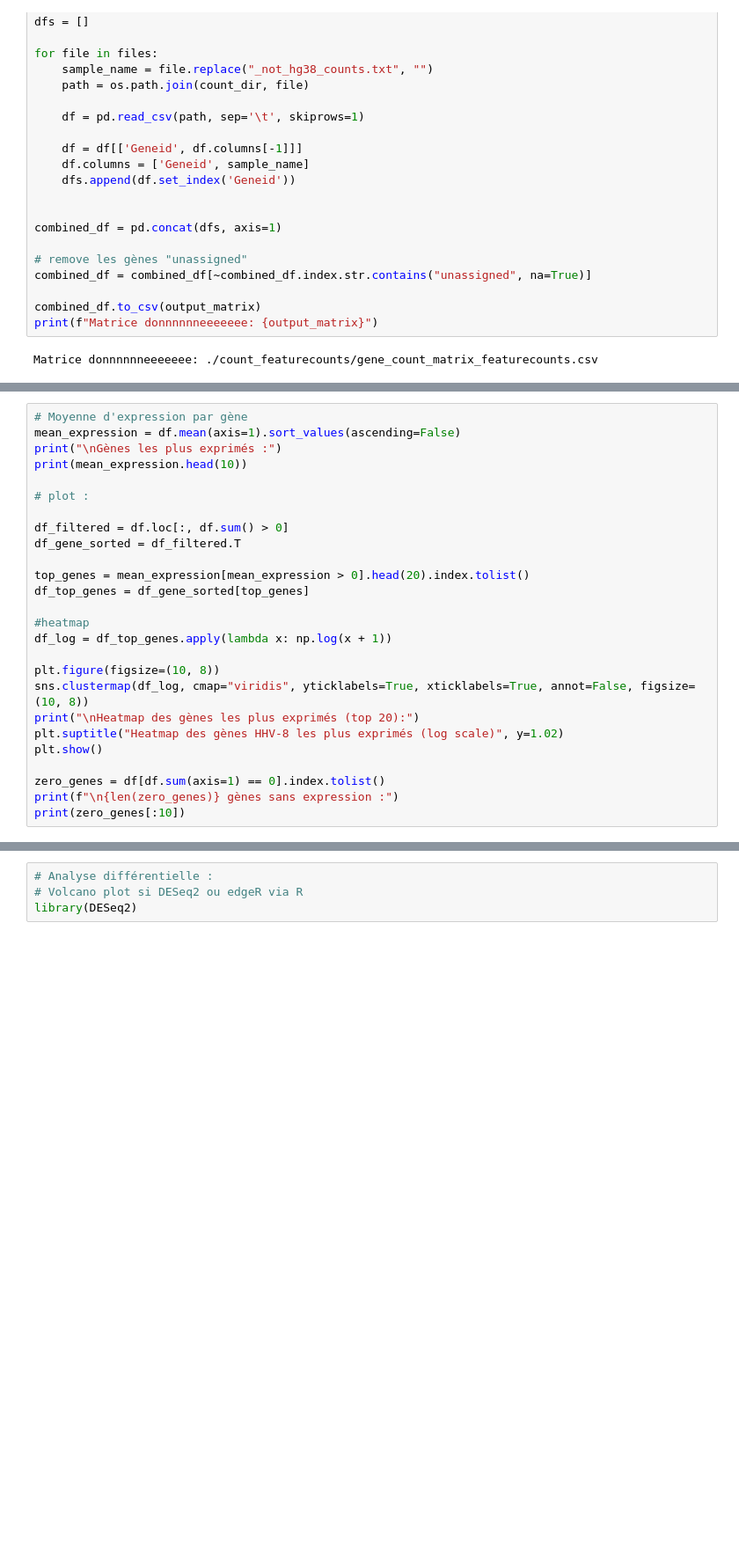
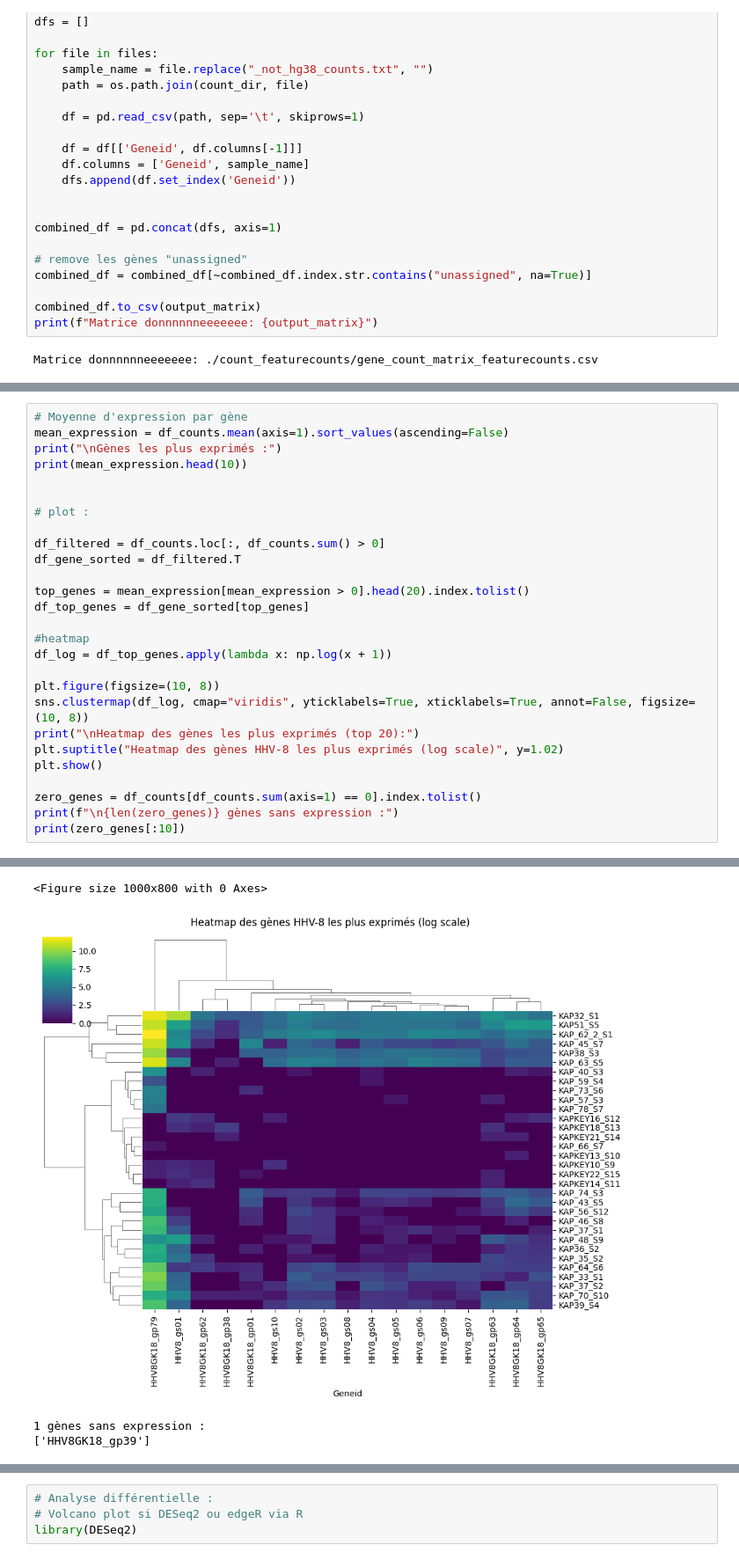
Before and after one commit to abdeljalil-senhaji/Project_HHV8, a Jupyter notebook: notebooks/differential_analysis_Featurecounts.ipynb, the cells around one changed output, grey strips where cells are left out. Shown: that part at 88% size. Drawn from its saved outputs; the diff is of its cells as text; blank space fills up the shorter version.

```diff
--- a/notebooks/differential_analysis_Featurecounts.ipynb
+++ b/notebooks/differential_analysis_Featurecounts.ipynb
@@ -67,12 +108,13 @@ plt.show()
 # %%
 # Moyenne d'expression par gène
-mean_expression = df.mean(axis=1).sort_values(ascending=False)
+mean_expression = df_counts.mean(axis=1).sort_values(ascending=False)
 print("\nGènes les plus exprimés :")
 print(mean_expression.head(10))
 
+
 # plot :
 
-df_filtered = df.loc[:, df.sum() > 0]
+df_filtered = df_counts.loc[:, df_counts.sum() > 0]
 df_gene_sorted = df_filtered.T
 
 top_genes = mean_expression[mean_expression > 0].head(20).index.tolist()
@@ -87,6 +129,7 @@ print("\nHeatmap des gènes les plus exprimés (top 20):")
 plt.suptitle("Heatmap des gènes HHV-8 les plus exprimés (log scale)", y=1.02)
 plt.show()
 
-zero_genes = df[df.sum(axis=1) == 0].index.tolist()
+zero_genes = df_counts[df_counts.sum(axis=1) == 0].index.tolist()
 print(f"\n{len(zero_genes)} gènes sans expression :")
 print(zero_genes[:10])
+# %% [output]
@@ -93,3 +151,7 @@ print(zero_genes[:10])
+<Figure size 1000x800 with 0 Axes>
+[figure, added]
+1 gènes sans expression :
+['HHV8GK18_gp39']
 # %%
 #Histogramme de l'expression moyenne des gènes
 # Expression moyenne par gène
```
Also changed, not shown: parts of 5 cells of this notebook, 1 other file.
